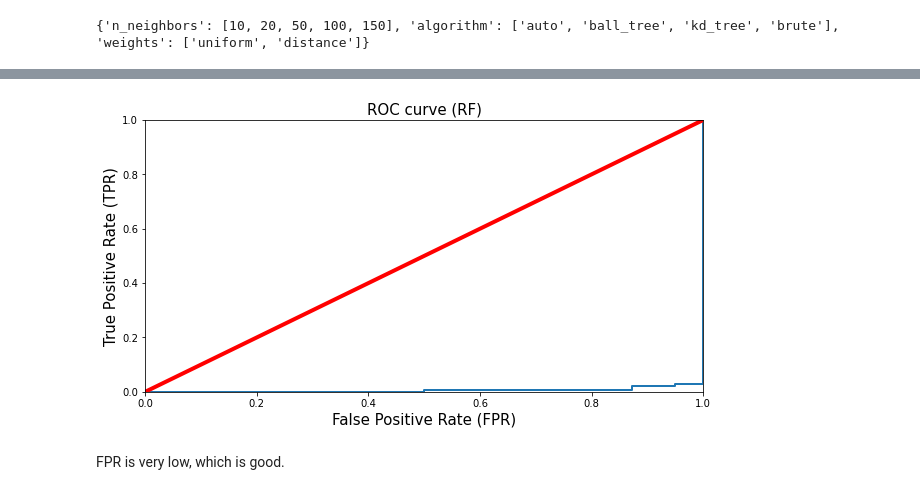
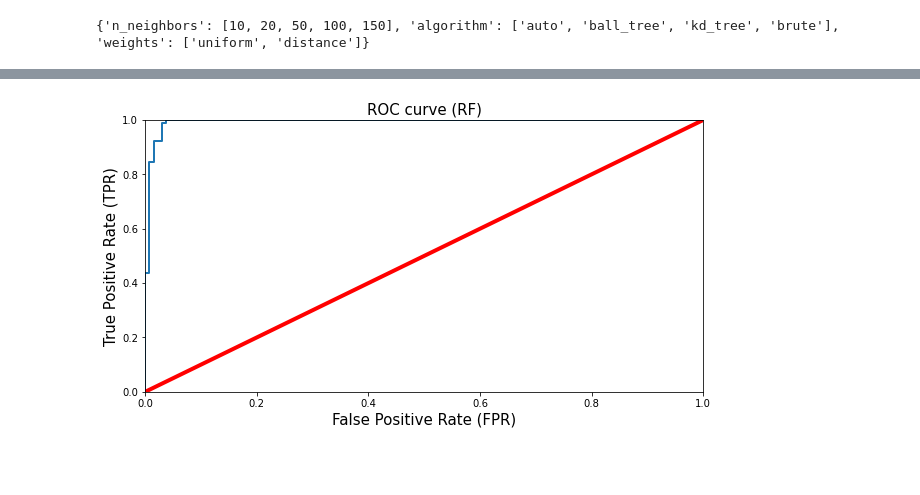
Before and after one commit to delwester/Springboard, a Jupyter notebook: Capstone3/Capstone_3.ipynb, the cells around one changed output, grey strips where cells are left out. Cells and saved outputs as stored; diff of their text form; code cells hidden in the pictures; blank space fills up the shorter version.

```diff
--- a/Capstone3/Capstone_3.ipynb
+++ b/Capstone3/Capstone_3.ipynb
@@ -320,0 +377,10 @@ I applied different ML models above and evaluated their performance for the test
+# %%
+# Fitting the optimal hyperparameters
+rf = RandomForestClassifier(n_estimators = 17, max_features = 'sqrt' , max_depth = 4, min_samples_split = 5, min_samples_leaf = 2, bootstrap = False)
+rf.fit(X_train, y_train)
+y_pred = rf.predict(X_test)
+acc = accuracy_score(y_test, y_pred)
+cv = cross_val_score(rf, X_test, y_test, scoring = 'roc_auc').mean()
+print('RandomForestClassifier:')
+print("Accuracy Score: ", acc)
+print("Cross Value Score: ", cv)
@@ -320,0 +391,6 @@ I applied different ML models above and evaluated their performance for the test
+# %%
+# ROC-AUC Score
+y_scores_rf = rf.predict_proba(X_test)
+y_scores_rf = y_scores_rf[:,1]
+auroc = roc_auc_score(y_test, y_scores_rf)
+print("ROC-AUC Score:", auroc)
@@ -320,0 +399,15 @@ I applied different ML models above and evaluated their performance for the test
+# %%
+# ROC Curve
+false_positive_rate, true_positive_rate, thresholds = roc_curve(y_test, y_scores_rf, pos_label=4)
+def plot_roc_curve(false_positive_rate, true_positive_rate, label=None):
+    plt.plot(false_positive_rate, true_positive_rate, linewidth=2, label=label)
+    plt.plot([0, 1], [0, 1], 'r', linewidth=4)
+    plt.axis([0, 1, 0, 1])
+    plt.xlabel('False Positive Rate (FPR)', fontsize=15)
+    plt.ylabel('True Positive Rate (TPR)', fontsize=15)
+    plt.title('ROC curve (RF)',fontsize=15)
+
+plt.figure(figsize=(10, 5))
+plot_roc_curve(false_positive_rate, true_positive_rate)
+plt.savefig("BC_roc_curve_RF.jpg")
+plt.show()
@@ -347,6 +464,6 @@ KNeighborsClassifier(n_neighbors=150, weights='distance')
 # %%
 #Fitting the model with the optimal hyperparameters
-rf = KNeighborsClassifier(n_neighbors = 150, weights = 'distance')
+rf = KNeighborsClassifier(n_neighbors = 100, algorithm = 'ball_tree', weights = 'distance')
 rf.fit(X_train, y_train)
 y_pred = rf.predict(X_test)
 acc = accuracy_score(y_test, y_pred)
@@ -367,19 +484,17 @@ ROC-AUC Score: 0.9938811188811189
 # %%
-false_positive_rate, true_positive_rate, thresholds = roc_curve(y_test, y_scores_rf, pos_label=2)
+false_positive_rate, true_positive_rate, thresholds = roc_curve(y_test, y_scores_rf, pos_label=4)
 def plot_roc_curve(false_positive_rate, true_positive_rate, label=None):
     plt.plot(false_positive_rate, true_positive_rate, linewidth=2, label=label)
     plt.plot([0, 1], [0, 1], 'r', linewidth=4)
     plt.axis([0, 1, 0, 1])
     plt.xlabel('False Positive Rate (FPR)', fontsize=15)
     plt.ylabel('True Positive Rate (TPR)', fontsize=15)
     plt.title('ROC curve (RF)',fontsize=15)
 
 plt.figure(figsize=(10, 5))
 plot_roc_curve(false_positive_rate, true_positive_rate)
-plt.savefig("BC_roc_curve_RF.jpg")
+plt.savefig("BC_roc_curve_KN.jpg")
 plt.show()
 # %% [output]
-[figure, old version]
+[figure, new version]
-# %% [markdown]
-FPR is very low, which is good.
 # %%
```
Also changed, not shown: parts of 44 cells of this notebook, 2 other files.
